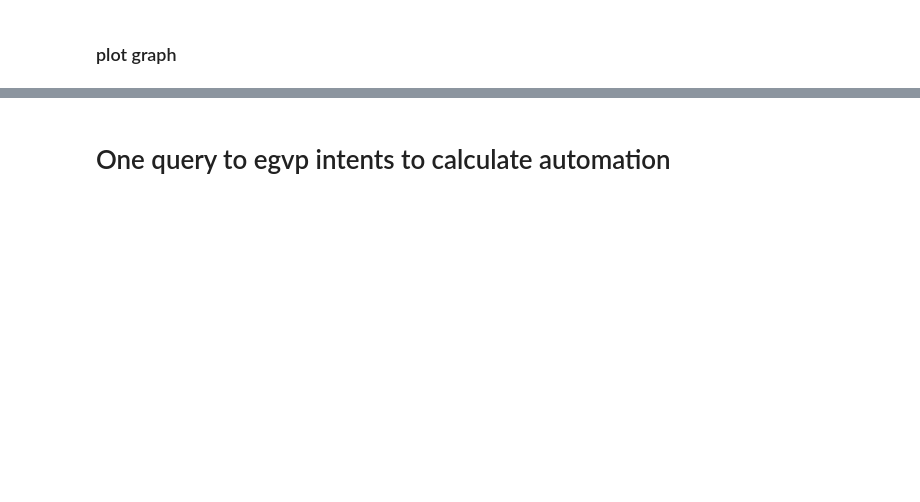
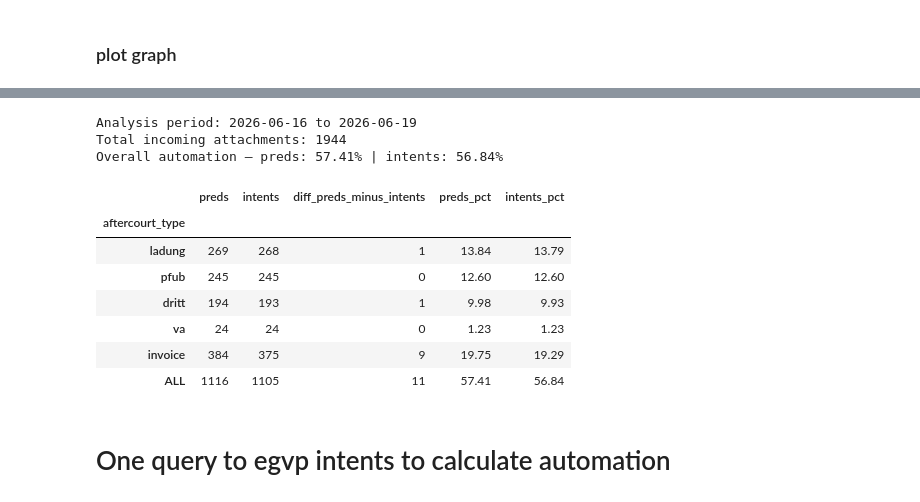
Before and after one commit to pair-finance/aftercourt_automation, a Jupyter notebook: egvp_prod_automation_and_health/automation.ipynb, the cells around one changed output, grey strips where cells are left out. Saved outputs shown, nothing was run; the diff lists cells and outputs as text; code cells hidden in the pictures; blank space fills up the shorter version.

```diff
--- a/egvp_prod_automation_and_health/automation.ipynb
+++ b/egvp_prod_automation_and_health/automation.ipynb
@@ -257,6 +386,13 @@ wide_attch_preds
 # %%
-wide_attch_preds['is_automated_ladung'] = wide_attch_preds.apply(is_automated_ladung, axis=1)
-wide_attch_preds['is_automated_pfub'] = wide_attch_preds.apply(is_automated_pfub, axis=1)
+# resolve the single winning aftercourt type per attachment (priority order),
+# then derive per-type boolean flags so every attachment is counted at most once
+wide_attch_preds['automated_type'] = wide_attch_preds.apply(get_automated_aftercourt_type, axis=1)
+
+wide_attch_preds['is_automated_ladung'] = wide_attch_preds['automated_type'] == 'ladung_va'
+wide_attch_preds['is_automated_pfub'] = wide_attch_preds['automated_type'] == 'pfub_erlass'
+wide_attch_preds['is_automated_dritt'] = wide_attch_preds['automated_type'] == 'drittauskunft'
+wide_attch_preds['is_automated_va'] = wide_attch_preds['automated_type'] == 'vermogenverzeichnis'
+wide_attch_preds['is_automated_invoice'] = wide_attch_preds['automated_type'] == 'invoice'
 # %%
 # add dates to wide_attch_preds by merging with egvp_attachments
 wide_attch_preds = (wide_attch_preds
@@ -477,6 +727,9 @@ automation_from_intents_db
 daily_incoming_egvp_attachments = automation_from_intents_db.groupby(automation_from_intents_db['created_at'].dt.date).size()
 daily_automated_ladung_from_egvp_intets = automation_from_intents_db[automation_from_intents_db['how_automated'] == 'ladung_va'].groupby(automation_from_intents_db['created_at'].dt.date).size()
 daily_automated_pfub_from_egvp_intets = automation_from_intents_db[automation_from_intents_db['how_automated'] == 'pfub_erlass'].groupby(automation_from_intents_db['created_at'].dt.date).size()
+daily_automated_va_from_egvp_intets = automation_from_intents_db[automation_from_intents_db['how_automated'] == 'va'].groupby(automation_from_intents_db['created_at'].dt.date).size()
+daily_automated_dritt_from_egvp_intets = automation_from_intents_db[automation_from_intents_db['how_automated'] == 'dritt'].groupby(automation_from_intents_db['created_at'].dt.date).size()
+daily_automated_invoice_from_egvp_intets = automation_from_intents_db[automation_from_intents_db['how_automated'] == 'invoice'].groupby(automation_from_intents_db['created_at'].dt.date).size()
 # %% [markdown]
 ### plot graph
 # %%
@@ -631,6 +899,41 @@ fig.update_layout(
 )
 fig.update_traces(line=dict(width=3), marker=dict(size=9))
 fig.show()
+# %%
+# Reconciliation: total automated per aftercourt type — predictions vs egvp_intents
+total_incoming_combined = combined_df['total'].sum()
+
+recon = pd.DataFrame(
+    {
+        'preds': {t: combined_df[f'{t}_preds'].sum() for t in combined_sources},
+        'intents': {t: combined_df[f'{t}_intents'].sum() for t in combined_sources},
+    }
+)
+recon.loc['ALL'] = recon.sum()  # totals across all types (preds / intents columns)
+recon.index.name = 'aftercourt_type'
+
+recon['diff_preds_minus_intents'] = recon['preds'] - recon['intents']
+recon['preds_pct'] = (recon['preds'] / total_incoming_combined * 100).round(2)
+recon['intents_pct'] = (recon['intents'] / total_incoming_combined * 100).round(2)
+
+print("Analysis period: {} to {}".format(start_date, end_date))
+print("Total incoming attachments: {:.0f}".format(total_incoming_combined))
+print("Overall automation — preds: {:.2f}% | intents: {:.2f}%".format(
+    recon.loc['ALL', 'preds_pct'], recon.loc['ALL', 'intents_pct']
+))
+recon
+# %% [output]
+Analysis period: 2026-06-16 to 2026-06-19
+Total incoming attachments: 1944
+Overall automation — preds: 57.41% | intents: 56.84%
+|  | preds | intents | diff_preds_minus_intents | preds_pct | intents_pct |
+| aftercourt_type |  |  |  |  |  |
+| ladung | 269 | 268 | 1 | 13.84 | 13.79 |
+| pfub | 245 | 245 | 0 | 12.60 | 12.60 |
+| dritt | 194 | 193 | 1 | 9.98 | 9.93 |
+| va | 24 | 24 | 0 | 1.23 | 1.23 |
+| invoice | 384 | 375 | 9 | 19.75 | 19.29 |
+| ALL | 1116 | 1105 | 11 | 57.41 | 56.84 |
 # %% [markdown]
 # One query to egvp intents to calculate automation
 # %%
```
Also changed, not shown: parts of 37 cells of this notebook, 2 other files.
